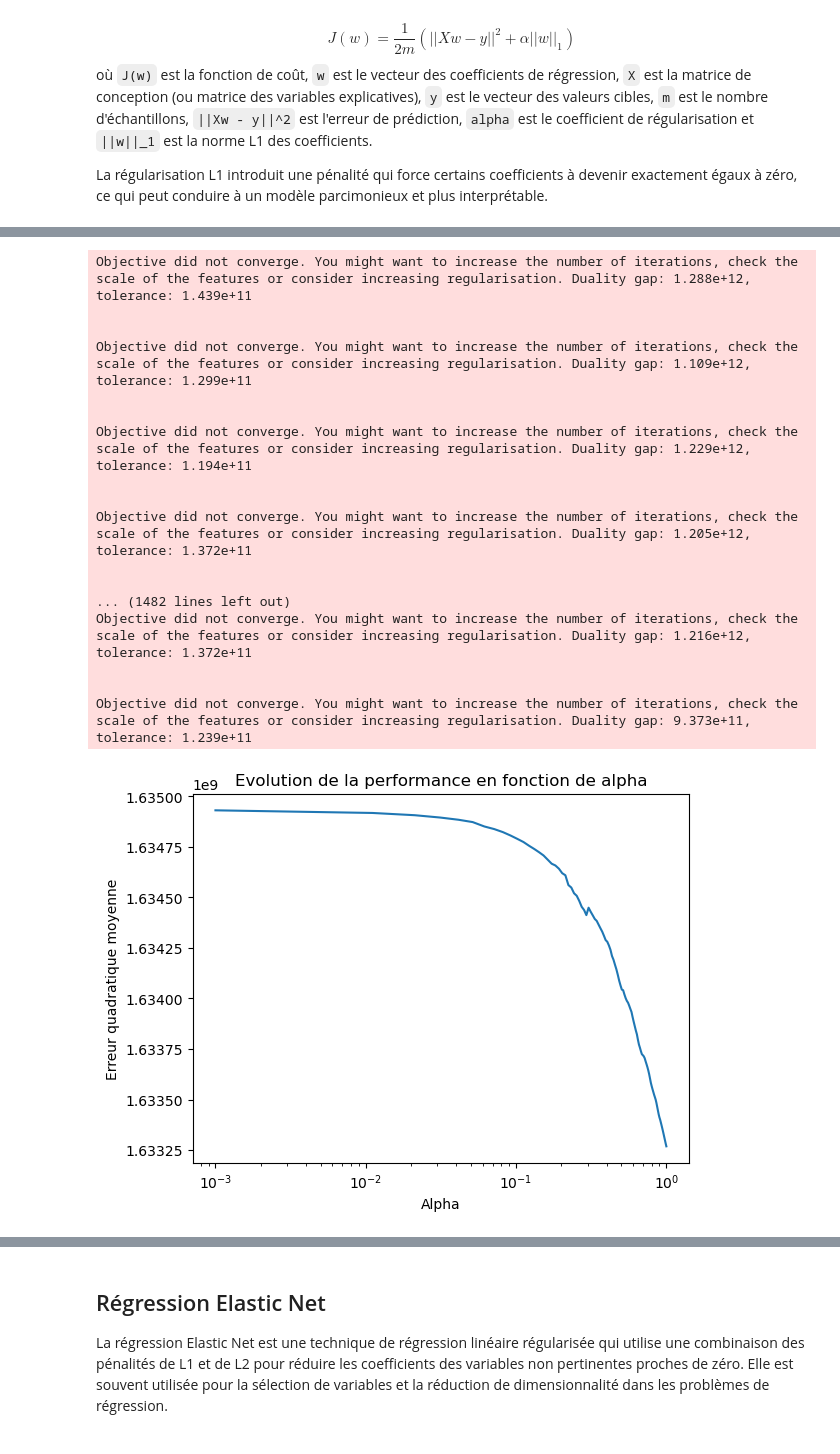
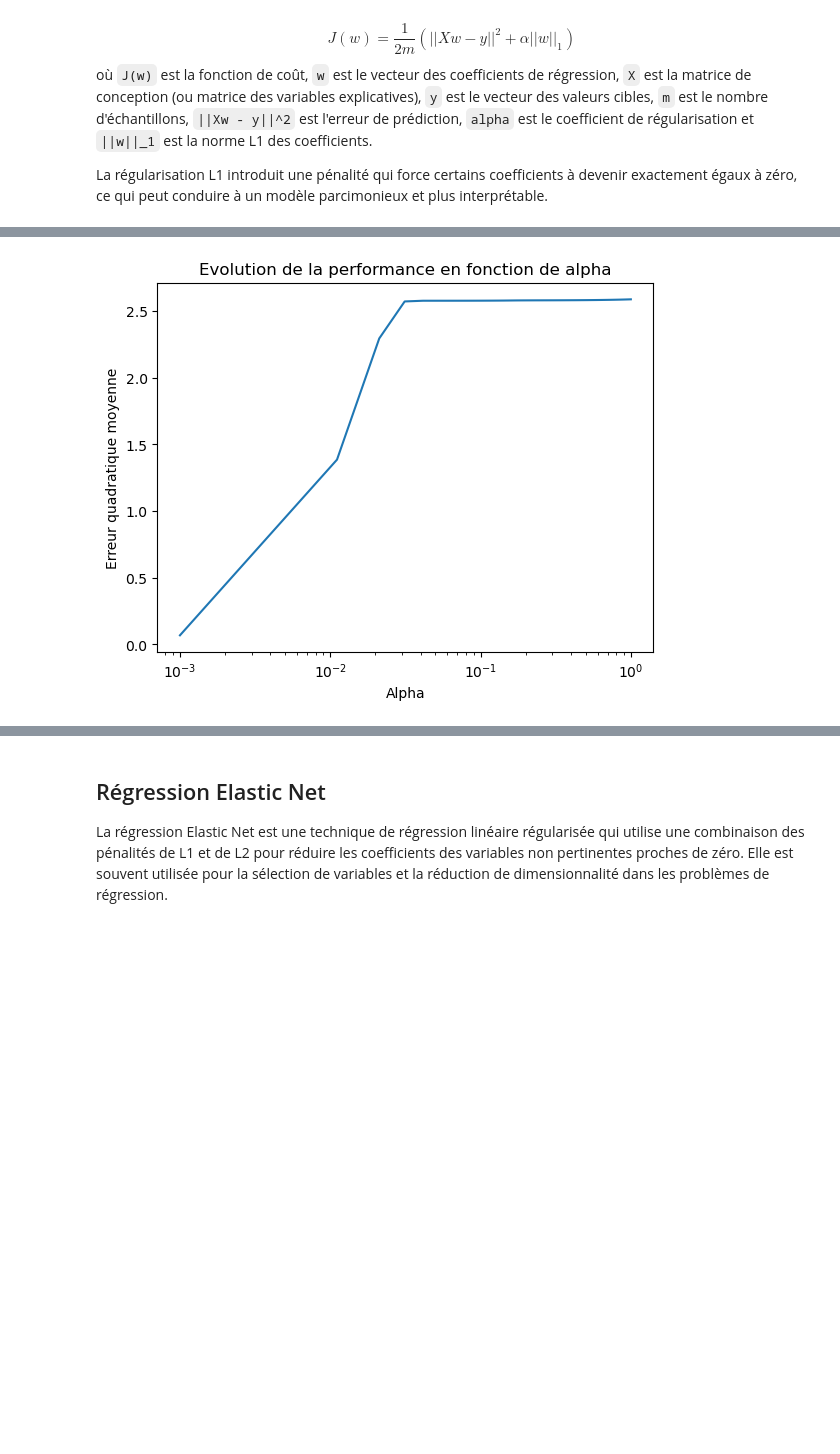
Before and after one commit to hugoguilbot/MLProject, a Jupyter notebook: Modélisation-Regression-Lineaire.ipynb, the cells around one changed output, grey strips where cells are left out. Drawn from its saved outputs; the diff is of its cells as text; code cells hidden in the pictures; blank space fills up the shorter version.

```diff
--- a/Modélisation-Regression-Lineaire.ipynb
+++ b/Modélisation-Regression-Lineaire.ipynb
@@ -485,7 +596,7 @@ from sklearn.model_selection import train_test_split,cross_val_score
 # Créer et ajuster le modèle RidgeCV
 alphas = np.linspace(0.01, 1, 100) # Liste des valeurs possibles pour le paramètre alpha
 ridge_cv = RidgeCV(alphas=alphas, cv=7) # cv est le nombre de plis (folds) pour la validation croisée
-ridge_cv.fit(X_train, y_train)
+ridge_cv.fit(X_train, log_y_train)
 
 # Obtenir le meilleur paramètre alpha
 best_alpha = ridge_cv.alpha_
@@ -524,7 +674,7 @@ fig.show()
 mse_scores = []
 for alpha in alphas:
     model = Ridge(alpha=alpha)
-    mse_score = np.mean(-cross_val_score(model, X_train, y_train, scoring='neg_mean_squared_error', cv=5))
+    mse_score = np.mean(-cross_val_score(model, X_train, log_y_train, scoring='neg_mean_squared_error', cv=5))
     mse_scores.append(mse_score)
 
 plt.plot(alphas, mse_scores)
@@ -563,7 +730,7 @@ from sklearn.linear_model import LassoCV
 # Créer et ajuster le modèle LassoCV
 alphas = [0.001, 1.0, 10.0, 100.0]
 lasso_cv = LassoCV(alphas=alphas, cv=5)
-lasso_cv.fit(X_train, y_train)
+lasso_cv.fit(X_train, log_y_train)
 
 # Obtenir le meilleur paramètre alpha
 best_alpha = lasso_cv.alpha_
@@ -591,36 +740,19 @@ Objective did not converge. You might want to increase the number of iterations,
 # %%
 # Tracer le graphique d'évolution des performances en fonction de l'alpha
 alphas = np.linspace(0.001, 1, 100) # Liste des valeurs possibles pour le paramètre alpha
 mse_scores = []
 for alpha in alphas:
     model = Lasso(alpha=alpha)
-    mse_score = np.mean(-cross_val_score(model, X_train, y_train, scoring='neg_mean_squared_error', cv=5))
+    mse_score = np.mean(-cross_val_score(model, X_train, log_y_train, scoring='neg_mean_squared_error', cv=5))
     mse_scores.append(mse_score)
 
 plt.plot(alphas, mse_scores)
 plt.xscale('log')
 plt.xlabel('Alpha')
 plt.ylabel('Erreur quadratique moyenne')
 plt.title('Evolution de la performance en fonction de alpha')
 plt.show()
 # %% [output]
-Objective did not converge. You might want to increase the number of iterations, check the scale of the features or consider increasing regularisation. Duality gap: 1.288e+12, tolerance: 1.439e+11
-
-
-Objective did not converge. You might want to increase the number of iterations, check the scale of the features or consider increasing regularisation. Duality gap: 1.109e+12, tolerance: 1.299e+11
-
-
-Objective did not converge. You might want to increase the number of iterations, check the scale of the features or consider increasing regularisation. Duality gap: 1.229e+12, tolerance: 1.194e+11
-
-
-Objective did not converge. You might want to increase the number of iterations, check the scale of the features or consider increasing regularisation. Duality gap: 1.205e+12, tolerance: 1.372e+11
-
-
-... (1482 lines left out)
-Objective did not converge. You might want to increase the number of iterations, check the scale of the features or consider increasing regularisation. Duality gap: 1.216e+12, tolerance: 1.372e+11
-
-
-Objective did not converge. You might want to increase the number of iterations, check the scale of the features or consider increasing regularisation. Duality gap: 9.373e+11, tolerance: 1.239e+11
-[figure, old version]
+[figure, new version]
 # %%
 prev=lasso_cv.predict(X_test)
```
Also changed, not shown: parts of 35 cells of this notebook.
